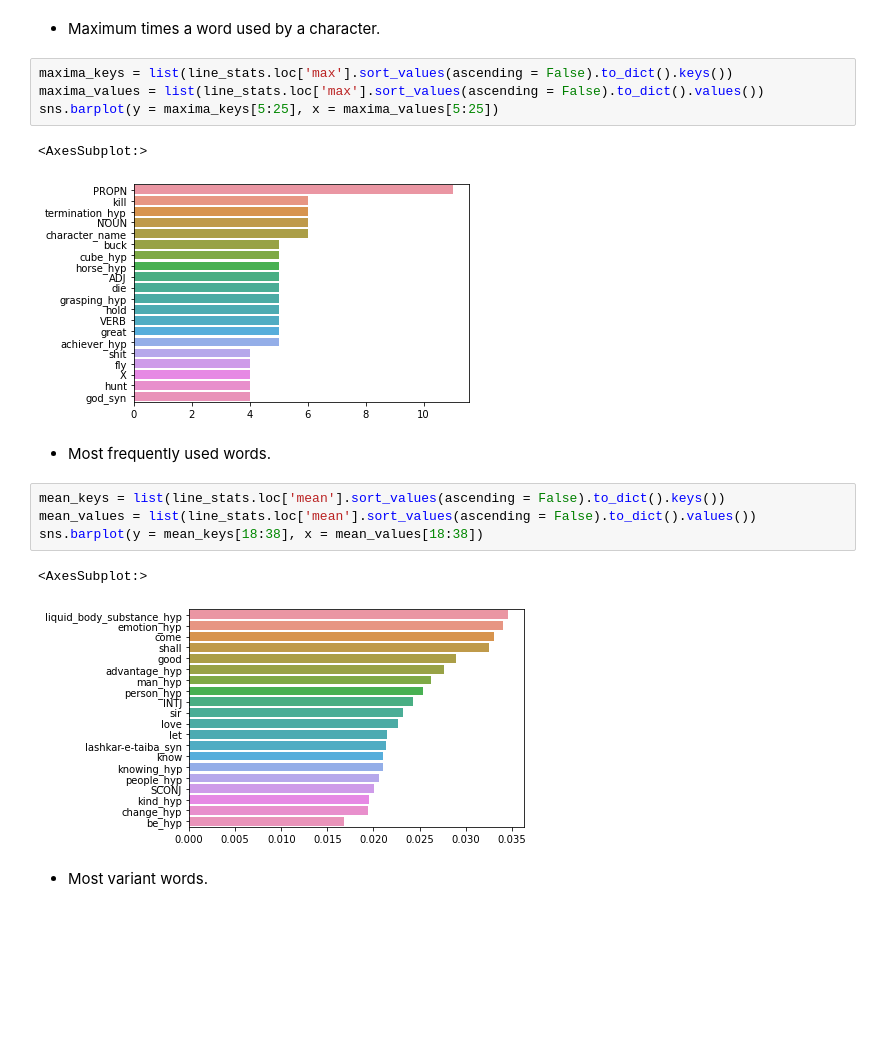
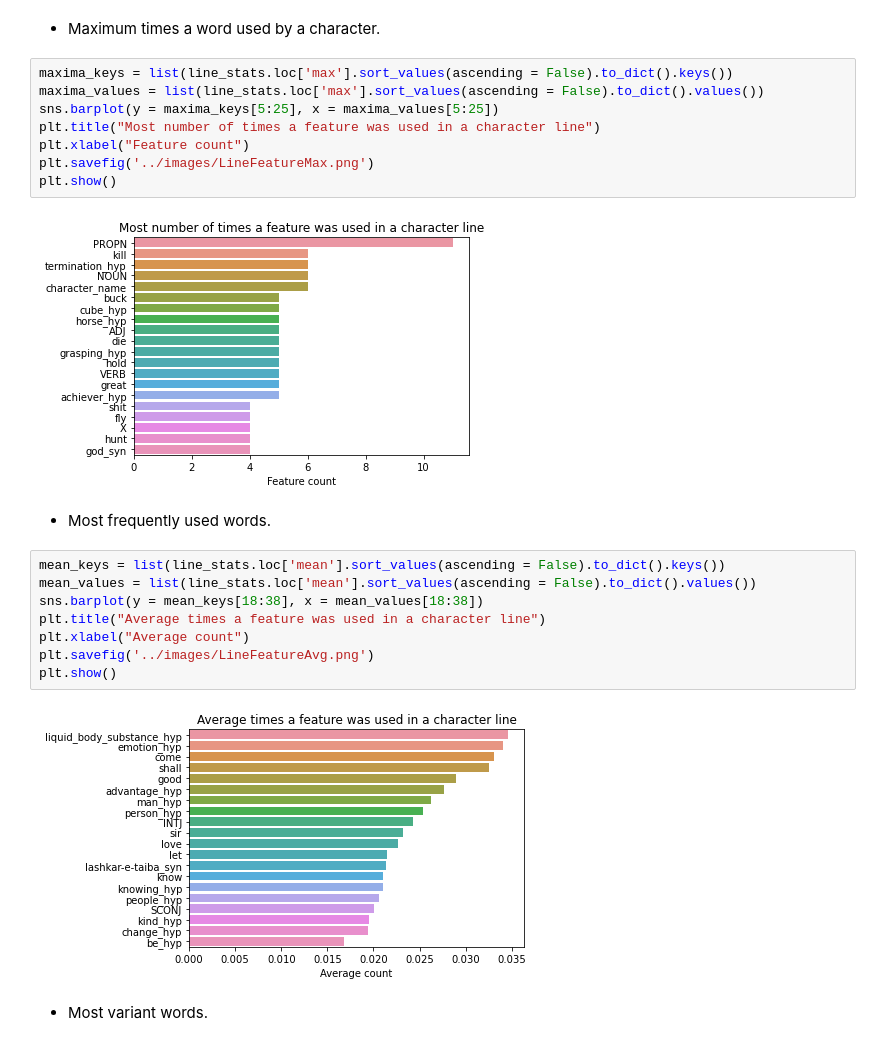
Before and after one commit to Avanyali/Shakespeare_Deaths, a Jupyter notebook: notebooks/ShakespeareanDeaths_Step4_DataExploration.ipynb, the cells around one changed output. Drawn from its saved outputs; the diff is of its cells as text; blank space fills up the shorter version.

Commit message:
small streamlit app made, graphs labeled and titled

```diff
--- a/notebooks/ShakespeareanDeaths_Step4_DataExploration.ipynb
+++ b/notebooks/ShakespeareanDeaths_Step4_DataExploration.ipynb
@@ -137,19 +137,25 @@ line_stats = line_df.describe()
 # %%
 maxima_keys = list(line_stats.loc['max'].sort_values(ascending = False).to_dict().keys())
 maxima_values = list(line_stats.loc['max'].sort_values(ascending = False).to_dict().values())
 sns.barplot(y = maxima_keys[5:25], x = maxima_values[5:25])
+plt.title("Most number of times a feature was used in a character line")
+plt.xlabel("Feature count")
+plt.savefig('../images/LineFeatureMax.png')
+plt.show()
 # %% [output]
-<AxesSubplot:>
-[figure, old version]
+[figure, new version]
 # %% [markdown]
 - Most frequently used words.
 # %%
 mean_keys = list(line_stats.loc['mean'].sort_values(ascending = False).to_dict().keys())
 mean_values = list(line_stats.loc['mean'].sort_values(ascending = False).to_dict().values())
 sns.barplot(y = mean_keys[18:38], x = mean_values[18:38])
+plt.title("Average times a feature was used in a character line")
+plt.xlabel("Average count")
+plt.savefig('../images/LineFeatureAvg.png')
+plt.show()
 # %% [output]
-<AxesSubplot:>
-[figure, old version]
+[figure, new version]
 # %% [markdown]
 - Most variant words.
 # %%
```
Also changed, not shown: parts of 1 cell of this notebook, 15 other files.
